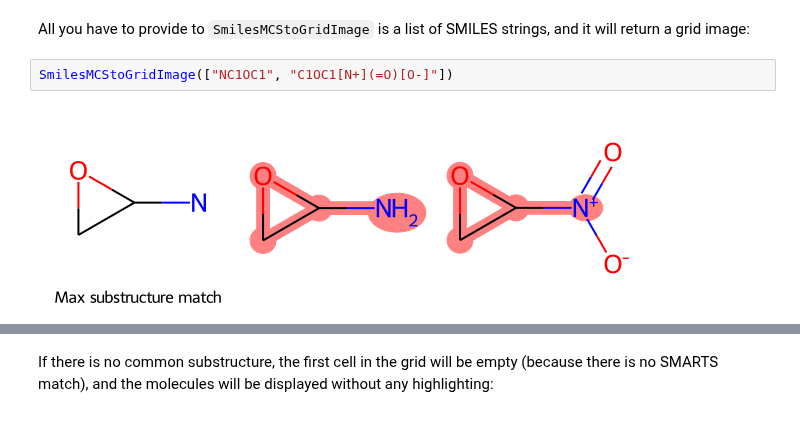
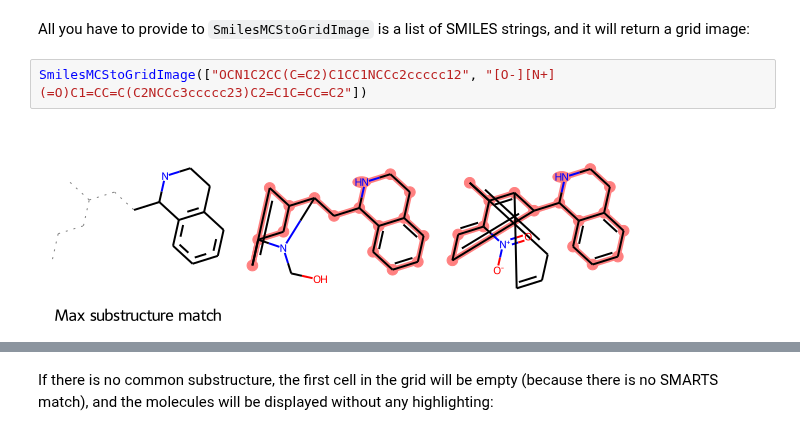
Before and after one commit to bertiewooster/RDKit-playing, a Jupyter notebook: SmilesMCStoGridImage.ipynb, the cells around one changed output, grey strips where cells are left out. Saved outputs shown, nothing was run; the diff lists cells and outputs as text.

```diff
--- a/SmilesMCStoGridImage.ipynb
+++ b/SmilesMCStoGridImage.ipynb
@@ -64,7 +66,7 @@ def SmilesMCStoGridImage(molecules, align_substructure=True, verbose=False, **kw
 ## Examples
 # %% [markdown]
 All you have to provide to `SmilesMCStoGridImage` is a list of SMILES strings, and it will return a grid image:
-# %%
-SmilesMCStoGridImage(["NC1OC1", "C1OC1[N+](=O)[O-]"])
-# %% [output]
-[figure, removed]
+# %%
+SmilesMCStoGridImage(["OCN1C2CC(C=C2)C1CC1NCCc2ccccc12", "[O-][N+](=O)C1=CC=C(C2NCCc3ccccc23)C2=C1C=CC=C2"])
+# %% [output]
+[figure, added]
```
Also changed, not shown: parts of 4 cells of this notebook, 10 other files.
